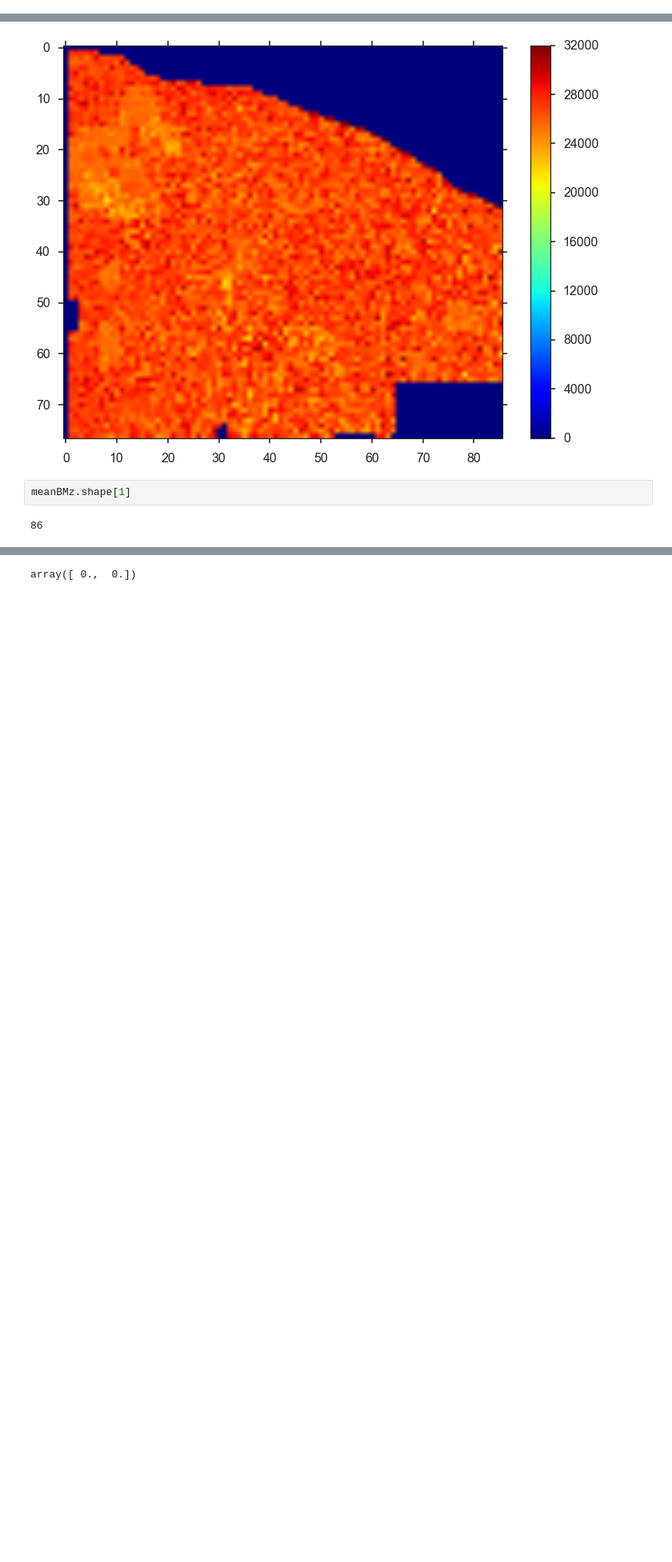
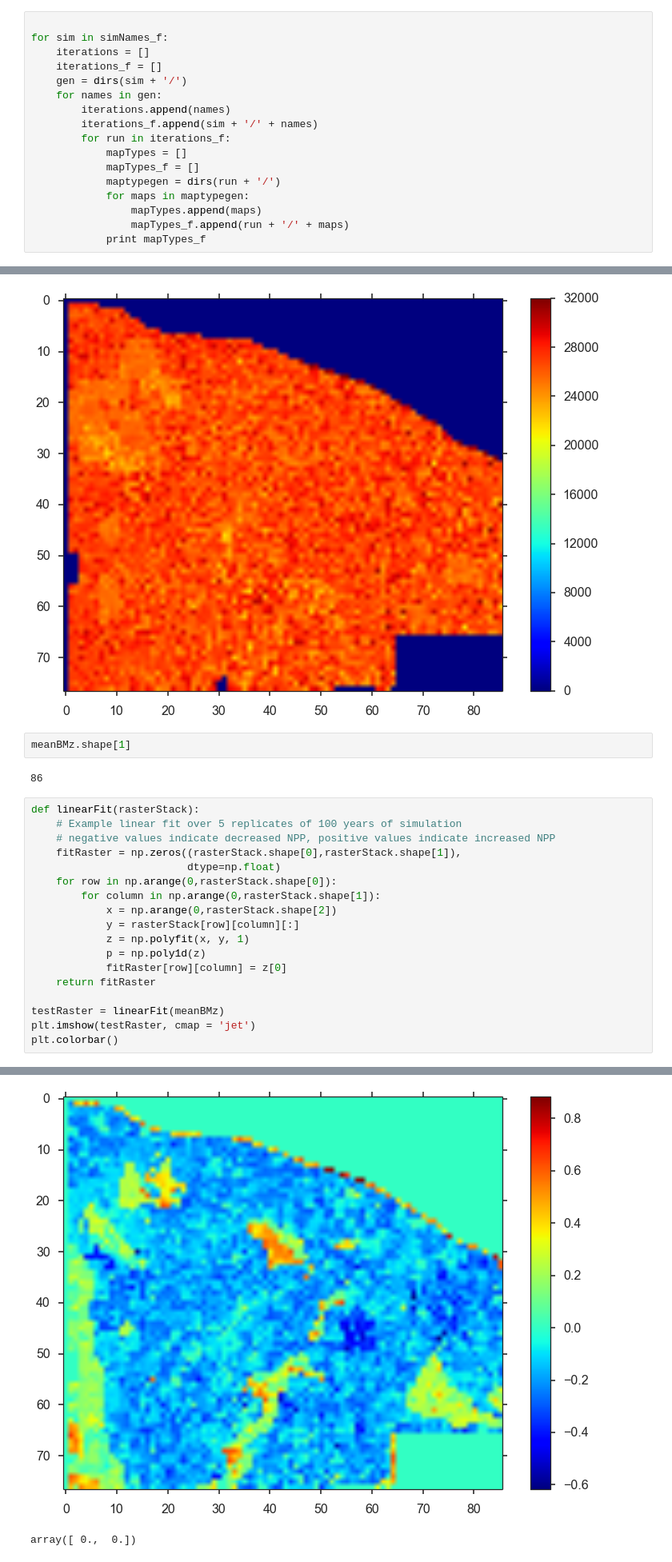
Before and after one commit to djkrofch/edulis, a Jupyter notebook: iPython_Notebooks/LANDIS-II_Toolkit.ipynb, the cells around one changed output, grey strips where cells are left out. Shown at 80% size. Drawn from its saved outputs; the diff is of its cells as text; blank space fills up the shorter version.

Commit message:
Stuck a demo back into the notebook for the linear fit function, and began the map iteration stuff

```diff
--- a/iPython_Notebooks/LANDIS-II_Toolkit.ipynb
+++ b/iPython_Notebooks/LANDIS-II_Toolkit.ipynb
@@ -79,0 +96,17 @@ for names in gen:
+# %%
+
+for sim in simNames_f:
+    iterations = []
+    iterations_f = []
+    gen = dirs(sim + '/')
+    for names in gen:
+        iterations.append(names)
+        iterations_f.append(sim + '/' + names)
+        for run in iterations_f:
+            mapTypes = []
+            mapTypes_f = []
+            maptypegen = dirs(run + '/')
+            for maps in maptypegen:
+                mapTypes.append(maps)
+                mapTypes_f.append(run + '/' + maps)
+            print mapTypes_f
@@ -304,3 +355,22 @@ plt.colorbar()
 meanBMz.shape[1]
 # %% [output]
 86
+# %%
+def linearFit(rasterStack):
+    # Example linear fit over 5 replicates of 100 years of simulation
+    # negative values indicate decreased NPP, positive values indicate increased NPP
+    fitRaster = np.zeros((rasterStack.shape[0],rasterStack.shape[1]),
+                         dtype=np.float)
+    for row in np.arange(0,rasterStack.shape[0]):
+        for column in np.arange(0,rasterStack.shape[1]):
+            x = np.arange(0,rasterStack.shape[2])
+            y = rasterStack[row][column][:]
+            z = np.polyfit(x, y, 1)
+            p = np.poly1d(z)
+            fitRaster[row][column] = z[0]
+    return fitRaster
+
+testRaster = linearFit(meanBMz)
+plt.imshow(testRaster, cmap = 'jet')
+plt.colorbar()
+# %% [output]
@@ -307,3 +378,4 @@ meanBMz.shape[1]
+[figure, added]
 # %%
 # %% [output]
 array([ 0.,  0.])
```
Also changed, not shown: parts of 7 cells of this notebook.
